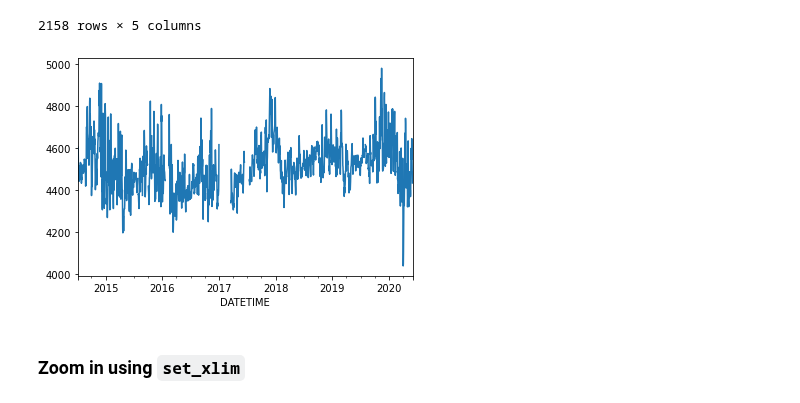
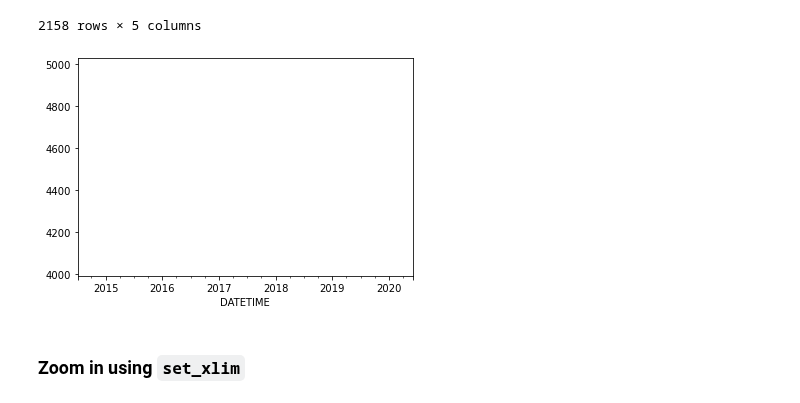
Before and after one commit to ldeo-arctictides/tidegauges-historical, a Jupyter notebook: test_read_pmsml.ipynb, the cells around one changed output. Saved outputs shown, nothing was run; the diff lists cells and outputs as text; code cells hidden in the pictures.

```diff
--- a/test_read_pmsml.ipynb
+++ b/test_read_pmsml.ipynb
@@ -230,9 +230,9 @@ df
 | 2020-05-31 | 2020 | 5 | 31 | 4434.0 | 4484.0 |
 2158 rows × 5 columns
 # %%
-ax = df['Z'].plot()
+ax = df['Z'].plot(linestyle='')
 # %% [output]
-[figure, old version]
+[figure, new version]
 # %% [markdown]
 ### Zoom in using `set_xlim`
 # %%
```
Also changed, not shown: 1 other file.
